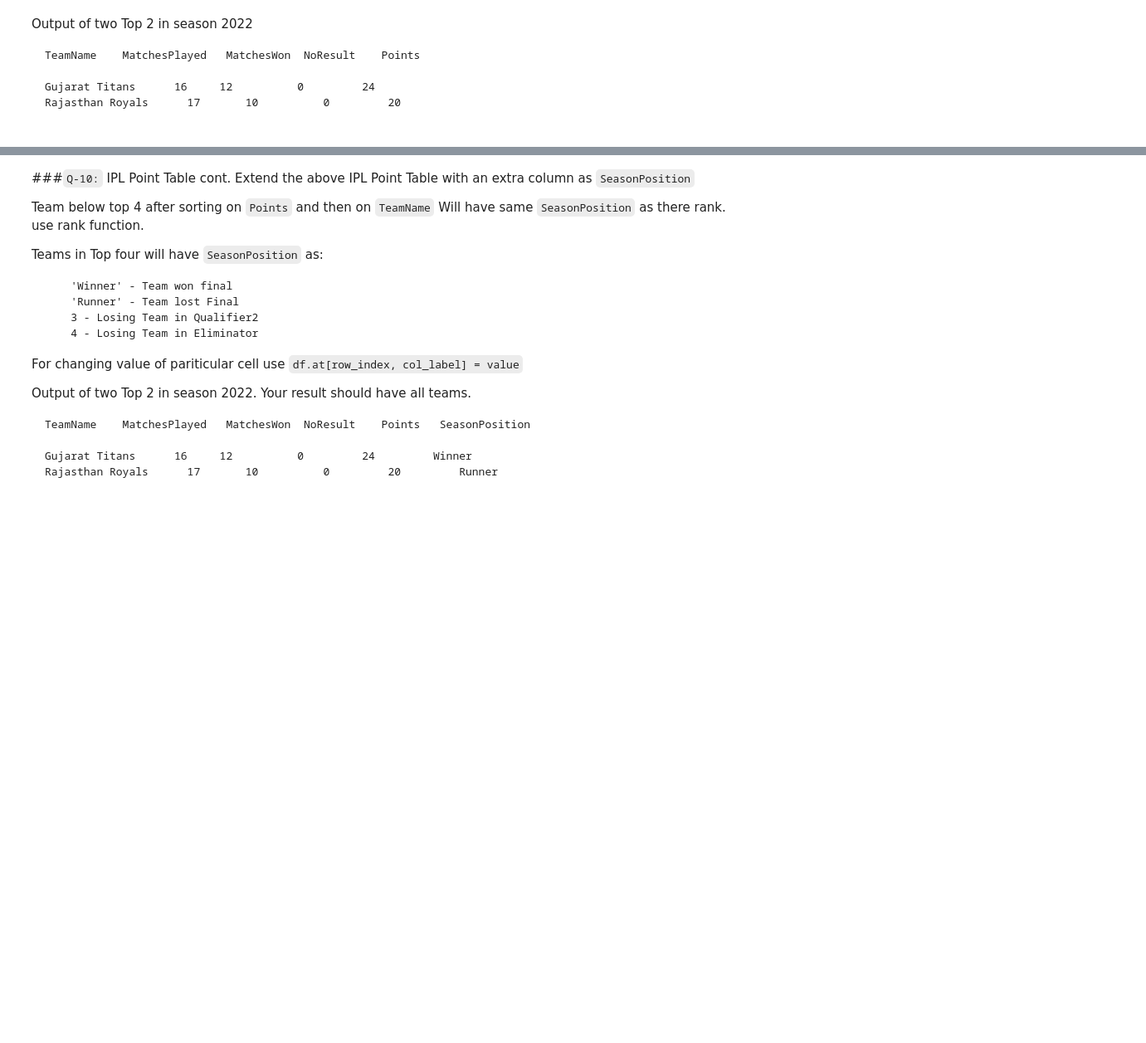
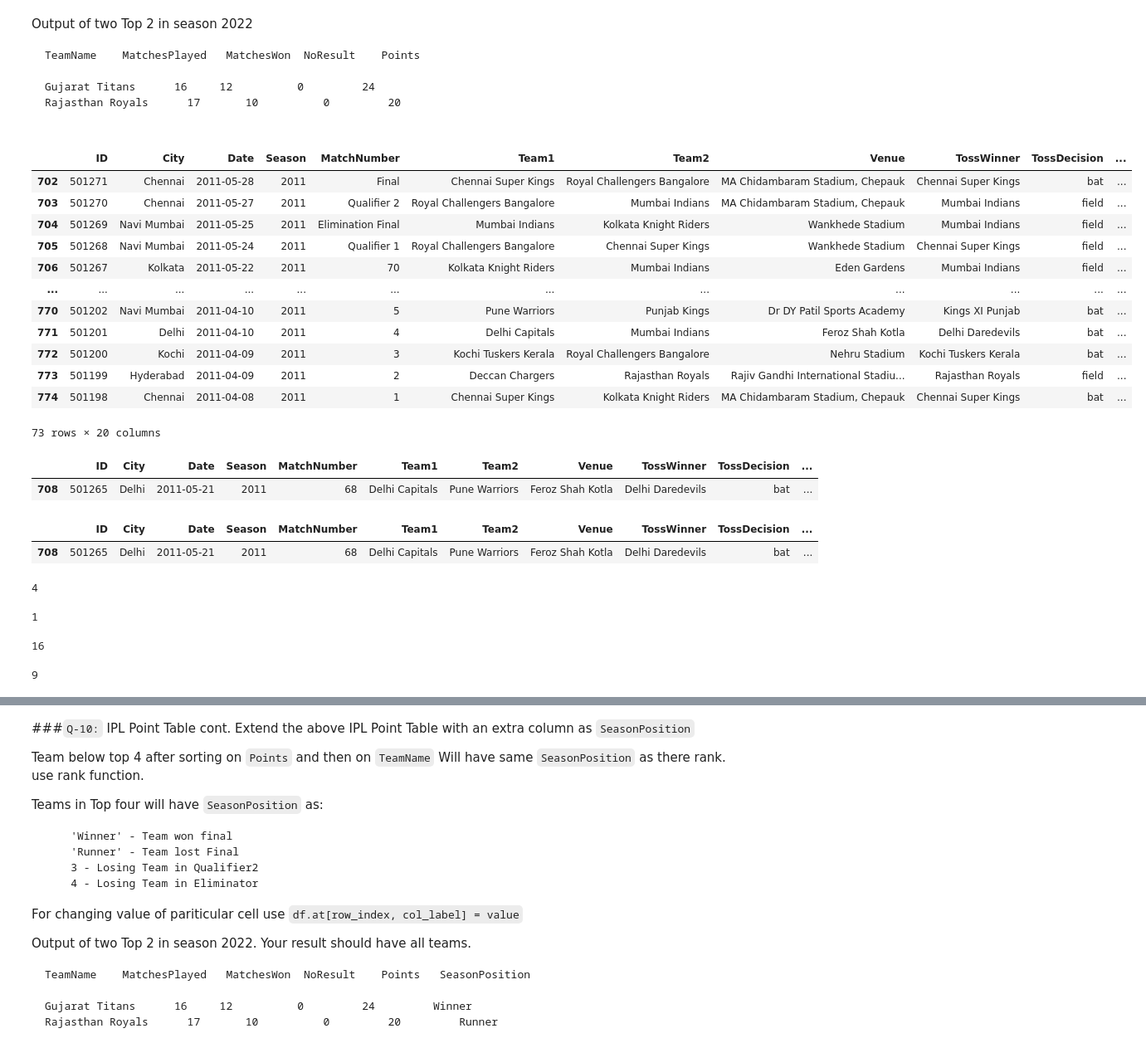
Before and after one commit to rishabhk1501/Data-Analytics-Tasks, a Jupyter notebook: session_18_tasks_soln.ipynb, the cells around one changed output, grey strips where cells are left out. Shown at 83% size. Cells and saved outputs as stored; diff of their text form; code cells hidden in the pictures; blank space fills up the shorter version.

````diff
--- a/session_18_tasks_soln.ipynb
+++ b/session_18_tasks_soln.ipynb
@@ -1011,3 +1006,26 @@ Gujarat Titans	    16	   12	       0	     24
 Rajasthan Royals	  17	   10	       0	     20
 
 ```
+# %%
+season = ipl[ipl['Season'] == '2011']
+# %%
+season
+# %% [output]
+|  | ID | City | Date | Season | MatchNumber | Team1 | Team2 | Venue | TossWinner | TossDecision | ... |
+| 702 | 501271 | Chennai | 2011-05-28 | 2011 | Final | Chennai Super Kings | Royal Challengers Bangalore | MA Chidambaram Stadium, Chepauk | Chennai Super Kings | bat | ... |
+| 703 | 501270 | Chennai | 2011-05-27 | 2011 | Qualifier 2 | Royal Challengers Bangalore | Mumbai Indians | MA Chidambaram Stadium, Chepauk | Mumbai Indians | field | ... |
+| 704 | 501269 | Navi Mumbai | 2011-05-25 | 2011 | Elimination Final | Mumbai Indians | Kolkata Knight Riders | Wankhede Stadium | Mumbai Indians | field | ... |
+| 705 | 501268 | Navi Mumbai | 2011-05-24 | 2011 | Qualifier 1 | Royal Challengers Bangalore | Chennai Super Kings | Wankhede Stadium | Chennai Super Kings | field | ... |
+| 706 | 501267 | Kolkata | 2011-05-22 | 2011 | 70 | Kolkata Knight Riders | Mumbai Indians | Eden Gardens | Mumbai Indians | field | ... |
+| ... | ... | ... | ... | ... | ... | ... | ... | ... | ... | ... | ... |
+| 770 | 501202 | Navi Mumbai | 2011-04-10 | 2011 | 5 | Pune Warriors | Punjab Kings | Dr DY Patil Sports Academy | Kings XI Punjab | bat | ... |
+| 771 | 501201 | Delhi | 2011-04-10 | 2011 | 4 | Delhi Capitals | Mumbai Indians | Feroz Shah Kotla | Delhi Daredevils | bat | ... |
+| 772 | 501200 | Kochi | 2011-04-09 | 2011 | 3 | Kochi Tuskers Kerala | Royal Challengers Bangalore | Nehru Stadium | Kochi Tuskers Kerala | bat | ... |
+| 773 | 501199 | Hyderabad | 2011-04-09 | 2011 | 2 | Deccan Chargers | Rajasthan Royals | Rajiv Gandhi International Stadiu... | Rajasthan Royals | field | ... |
+| 774 | 501198 | Chennai | 2011-04-08 | 2011 | 1 | Chennai Super Kings | Kolkata Knight Riders | MA Chidambaram Stadium, Chepauk | Chennai Super Kings | bat | ... |
+73 rows × 20 columns
+# %%
+season[season['WonBy'] == 'NoResults']
+# %% [output]
+|  | ID | City | Date | Season | MatchNumber | Team1 | Team2 | Venue | TossWinner | TossDecision | ... |
+| 708 | 501265 | Delhi | 2011-05-21 | 2011 | 68 | Delhi Capitals | Pune Warriors | Feroz Shah Kotla | Delhi Daredevils | bat | ... |
@@ -1013,0 +1034,5 @@ Rajasthan Royals	  17	   10	       0	     20
+# %%
+season[(season['WonBy'] == 'NoResults')]
+# %% [output]
+|  | ID | City | Date | Season | MatchNumber | Team1 | Team2 | Venue | TossWinner | TossDecision | ... |
+| 708 | 501265 | Delhi | 2011-05-21 | 2011 | 68 | Delhi Capitals | Pune Warriors | Feroz Shah Kotla | Delhi Daredevils | bat | ... |
@@ -1013,0 +1062,16 @@ Rajasthan Royals	  17	   10	       0	     20
+# %%
+matches_won('Delhi Capitals')
+# %% [output]
+4
+# %%
+no_result('Delhi Capitals')
+# %% [output]
+1
+# %%
+matches_played('Chennai Super Kings')
+# %% [output]
+16
+# %%
+points('Delhi Capitals')
+# %% [output]
+9
````
Also changed, not shown: parts of 8 cells of this notebook.
